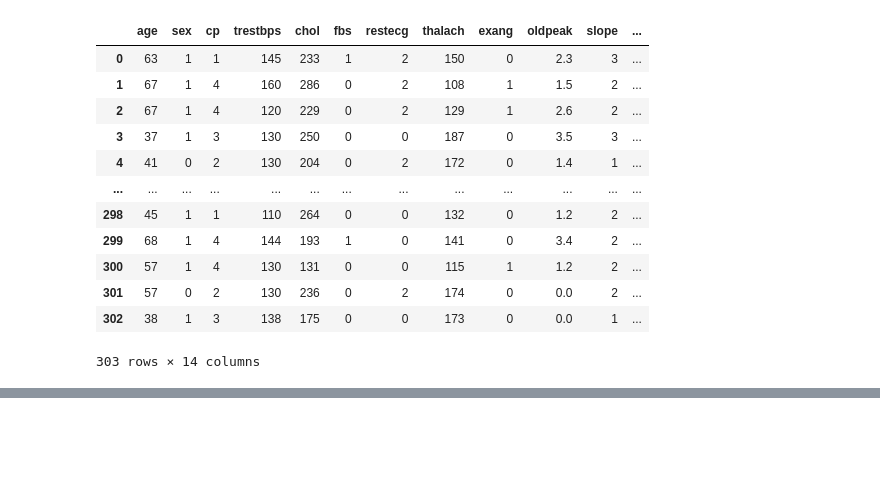
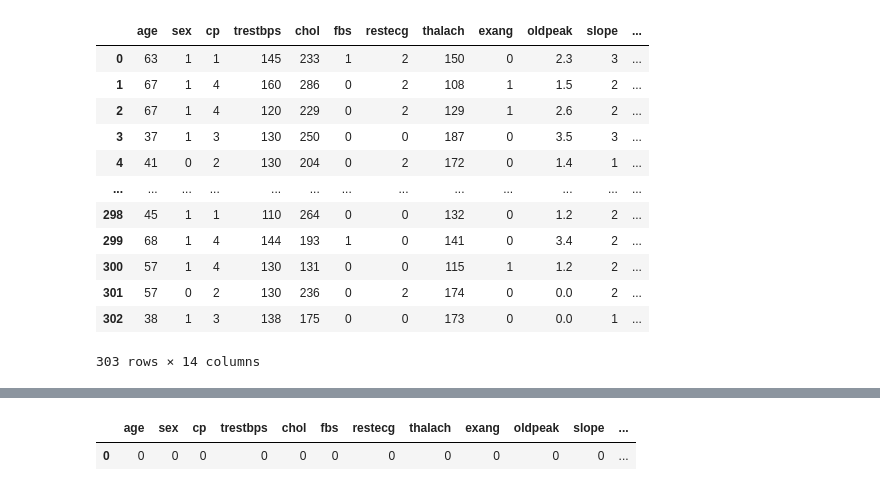
Before and after one commit to CCWebb14/DSCI100_Group_Project, a Jupyter notebook: proposal.ipynb, the cells around one changed output, grey strips where cells are left out. Saved outputs shown, nothing was run; the diff lists cells and outputs as text; code cells hidden in the pictures; blank space fills up the shorter version.

Commit message:
Updated the proposal to include the disease_presence counts and empty row counts

```diff
--- a/proposal.ipynb
+++ b/proposal.ipynb
@@ -44,0 +58,6 @@ cleveland
+# %%
+empty_values_count = pd.DataFrame((predictors.isnull().sum())).T
+empty_values_count
+# %% [output]
+|  | age | sex | cp | trestbps | chol | fbs | restecg | thalach | exang | oldpeak | slope | ... |
+| 0 | 0 | 0 | 0 | 0 | 0 | 0 | 0 | 0 | 0 | 0 | 0 | ... |
```
Also changed, not shown: parts of 17 cells of this notebook.
